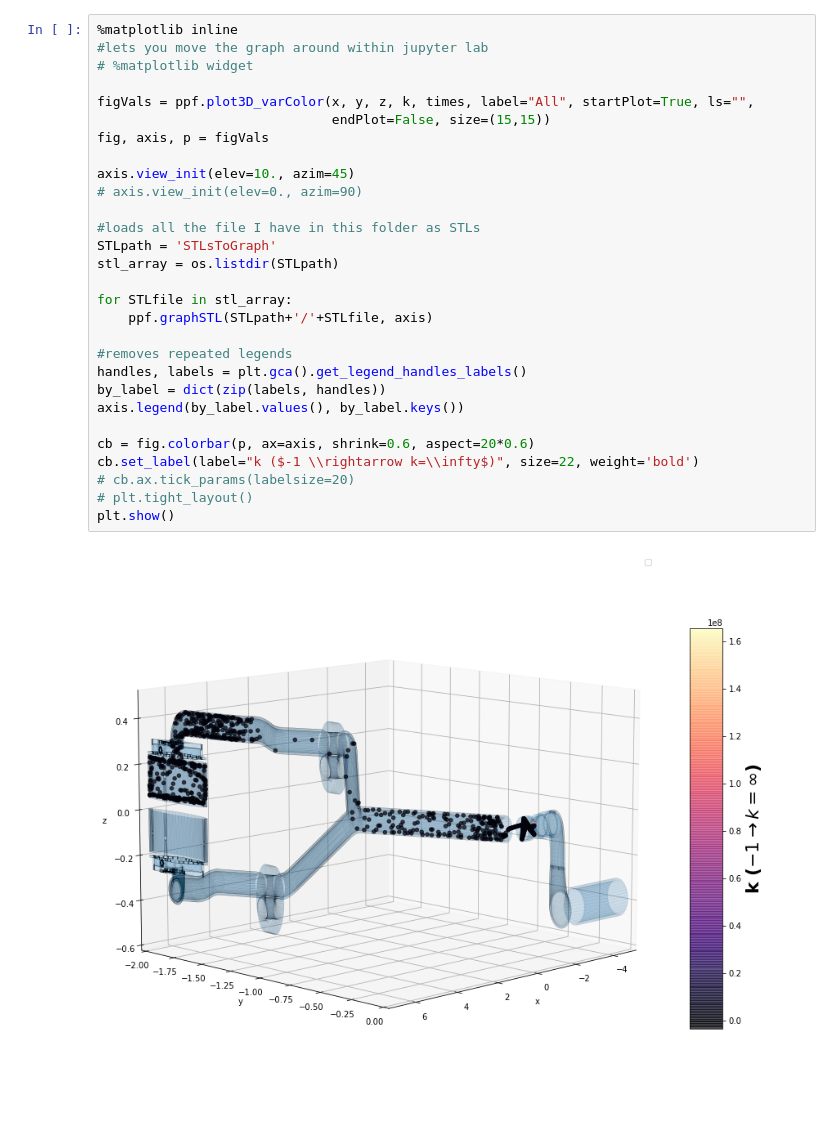
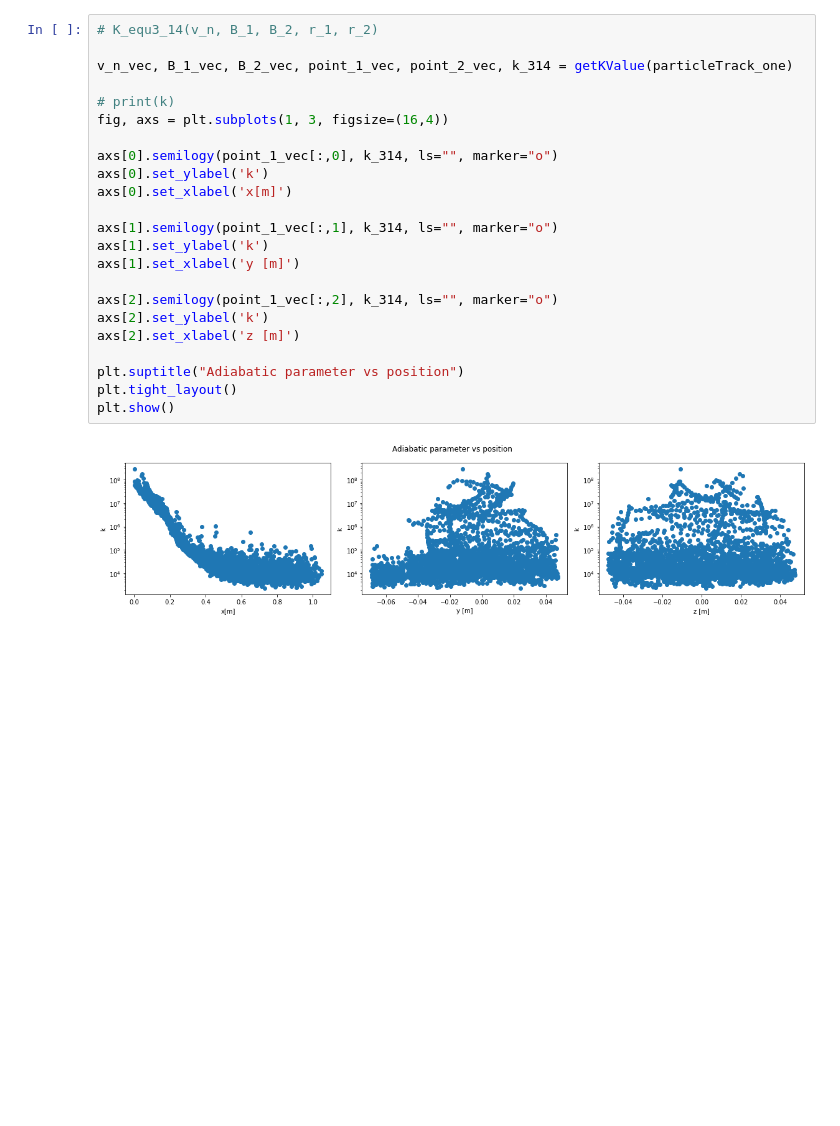
Before and after one commit to eklem1/MesonMagMapping, a Jupyter notebook: PENTrackAnalysis/UCNTrack_adiabtic.ipynb, the cells around one changed output. Drawn from its saved outputs; the diff is of its cells as text; blank space fills up the shorter version.

```diff
--- a/PENTrackAnalysis/UCNTrack_adiabtic.ipynb
+++ b/PENTrackAnalysis/UCNTrack_adiabtic.ipynb
@@ -100,31 +176,25 @@ plt.show()
-# %%
-%matplotlib inline
-#lets you move the graph around within jupyter lab
-# %matplotlib widget
-
-figVals = ppf.plot3D_varColor(x, y, z, k, times, label="All", startPlot=True, ls="",
-                              endPlot=False, size=(15,15))
-fig, axis, p = figVals
-
-axis.view_init(elev=10., azim=45)
-# axis.view_init(elev=0., azim=90)
-
-#loads all the file I have in this folder as STLs
-STLpath = 'STLsToGraph'
-stl_array = os.listdir(STLpath)
-
-for STLfile in stl_array:
-    ppf.graphSTL(STLpath+'/'+STLfile, axis)
-
-#removes repeated legends
-handles, labels = plt.gca().get_legend_handles_labels()
-by_label = dict(zip(labels, handles))
-axis.legend(by_label.values(), by_label.keys())
-
-cb = fig.colorbar(p, ax=axis, shrink=0.6, aspect=20*0.6)
-cb.set_label(label="k ($-1 \\rightarrow k=\\infty$)", size=22, weight='bold')
-# cb.ax.tick_params(labelsize=20)
-# plt.tight_layout()
-plt.show()
-# %% [output]
-[figure, removed]
+# %%
+# K_equ3_14(v_n, B_1, B_2, r_1, r_2)
+
+v_n_vec, B_1_vec, B_2_vec, point_1_vec, point_2_vec, k_314 = getKValue(particleTrack_one)
+
+# print(k)
+fig, axs = plt.subplots(1, 3, figsize=(16,4))
+
+axs[0].semilogy(point_1_vec[:,0], k_314, ls="", marker="o")
+axs[0].set_ylabel('k')
+axs[0].set_xlabel('x[m]')
+
+axs[1].semilogy(point_1_vec[:,1], k_314, ls="", marker="o")
+axs[1].set_ylabel('k')
+axs[1].set_xlabel('y [m]')
+
+axs[2].semilogy(point_1_vec[:,2], k_314, ls="", marker="o")
+axs[2].set_ylabel('k')
+axs[2].set_xlabel('z [m]')
+
+plt.suptitle("Adiabatic parameter vs position")
+plt.tight_layout()
+plt.show()
+# %% [output]
+[figure, added]
```
Also changed, not shown: parts of 13 cells of this notebook, 1 other file.
